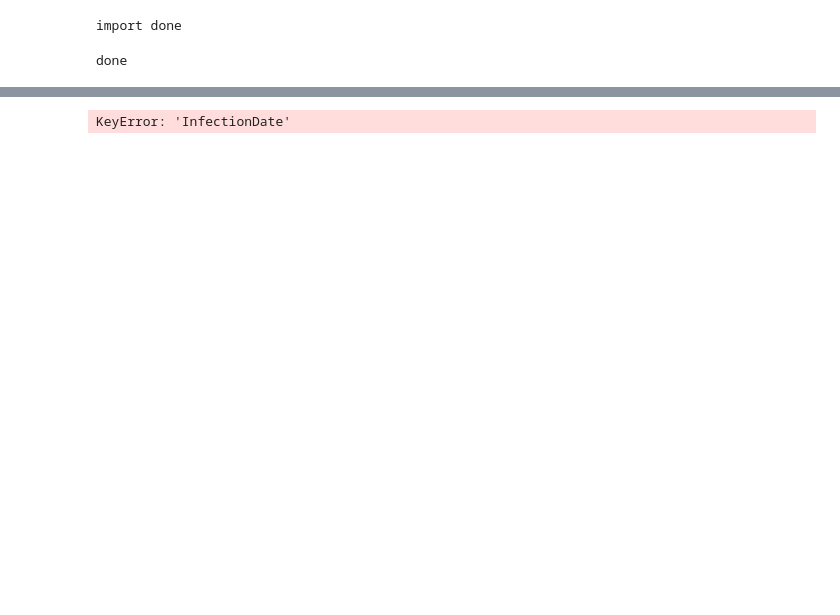
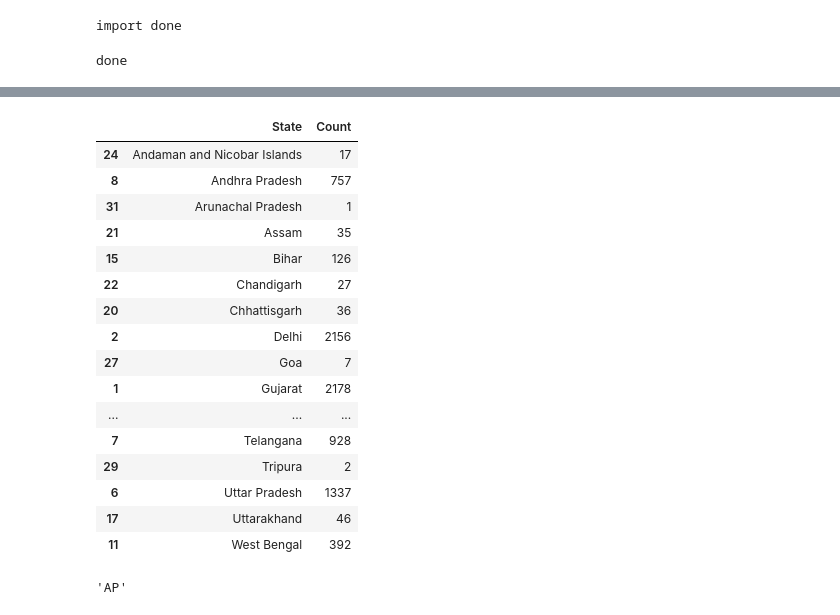
Before and after one commit to tarang-1109/Pandemiculator_COVID19, a Jupyter notebook: Pandemiculator.ipynb, the cells around one changed output, grey strips where cells are left out. Cells and saved outputs as stored; diff of their text form; code cells hidden in the pictures; blank space fills up the shorter version.

```diff
--- a/Pandemiculator.ipynb
+++ b/Pandemiculator.ipynb
@@ -125,8 +124,76 @@ Deceased           34
 Migrated            1
 Name: Status, dtype: int64
-# %%
-StateWiseInfection['count'] = StateWiseInfection.groupby('State')['State'].transform('count')
-StateWiseInfection
-RateOfInfection
-# %% [output]
-KeyError: 'InfectionDate'
+# %%
+StateWiseROIperDay=Indian_data[['InfectionDate','State']]
+StateWiseROIperDay=StateWiseROIperDay.groupby(['InfectionDate', 'State']).size().reset_index(name="Time")
+StateWiseROIperDay
+StateWiseInfection= pd.DataFrame(Indian_data['State'])
+StateWiseInfection=pd.DataFrame(StateWiseInfection["State"].value_counts())
+StateWiseInfection=StateWiseInfection.reset_index()
+StateWiseInfection=StateWiseInfection.rename({"index":"State","State":"Count"},axis=1)
+StateWiseInfection=StateWiseInfection.sort_values(by='State')
+StateWiseInfection=StateWiseInfection.iloc[1:]
+StateWiseInfection
+# %% [output]
+|  | State | Count |
+| 24 | Andaman and Nicobar Islands | 17 |
+| 8 | Andhra Pradesh | 757 |
+| 31 | Arunachal Pradesh | 1 |
+| 21 | Assam | 35 |
+| 15 | Bihar | 126 |
+| 22 | Chandigarh | 27 |
+| 20 | Chhattisgarh | 36 |
+| 2 | Delhi | 2156 |
+| 27 | Goa | 7 |
+| 1 | Gujarat | 2178 |
+| ... | ... | ... |
+| 7 | Telangana | 928 |
+| 29 | Tripura | 2 |
+| 6 | Uttar Pradesh | 1337 |
+| 17 | Uttarakhand | 46 |
+| 11 | West Bengal | 392 |
+# %%
+Indina_state={
+    "AN":"Andaman and Nicobar Islands",
+    "AP":"Andhra Pradesh",
+    "AR":"Arunachal Pradesh",
+    "AS":"Assam",
+    "BR":"Bihar",
+    "CG":"Chandigarh",
+    "CH":"Chhattisgarh",
+    "DN":"Dadra and Nagar Haveli",
+    "DD":"Daman and Diu",
+    "DL":"Delhi",
+    "GA":"Goa",
+    "GJ":"Gujarat",
+    "HR":"Haryana",
+    "HP":"Himachal Pradesh",
+    "JK":"Jammu and Kashmir",
+    "JH":"Jharkhand",
+    "KA":"Karnataka",
+    "KL":"Kerala",
+    "LA":"Ladakh",
+    "LD":"Lakshadweep",
+    "MP":"Madhya Pradesh",
+    "MH":"Maharashtra",
+    "MN":"Manipur",
+        "ML":"Meghalaya",
+    "MZ":"Mizoram",
+    "NL":"Nagaland",
+    "OR":"Odisha",
+    "PY":"Puducherry",
+    "PB":"Punjab",
+    "RJ":"Rajasthan",
+    "SK":"Sikkim",
+    "TN":"Tamil Nadu",
+    "TS":"Telangana",
+    "TR":"Tripura",
+    "UP":"Uttar Pradesh",
+    "UK":"Uttarakhand",
+    "WB":"West Bengal"
+}
+
+state = {s:a for a,s in Indina_state.items()}
+state["Andhra Pradesh"]
+# %% [output]
+'AP'
```
Also changed, not shown: parts of 4 cells of this notebook.
